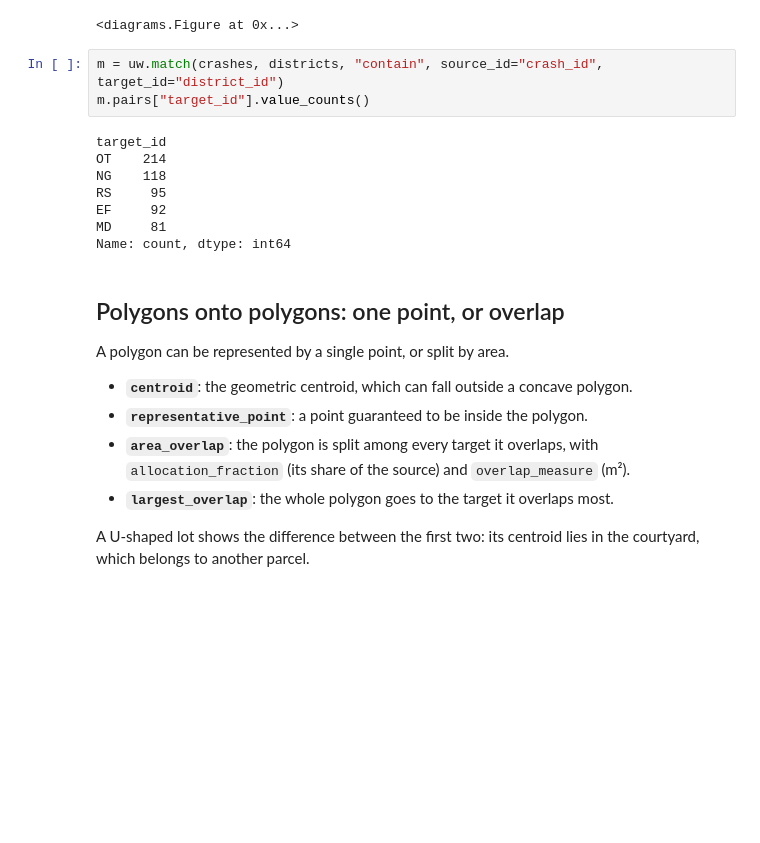
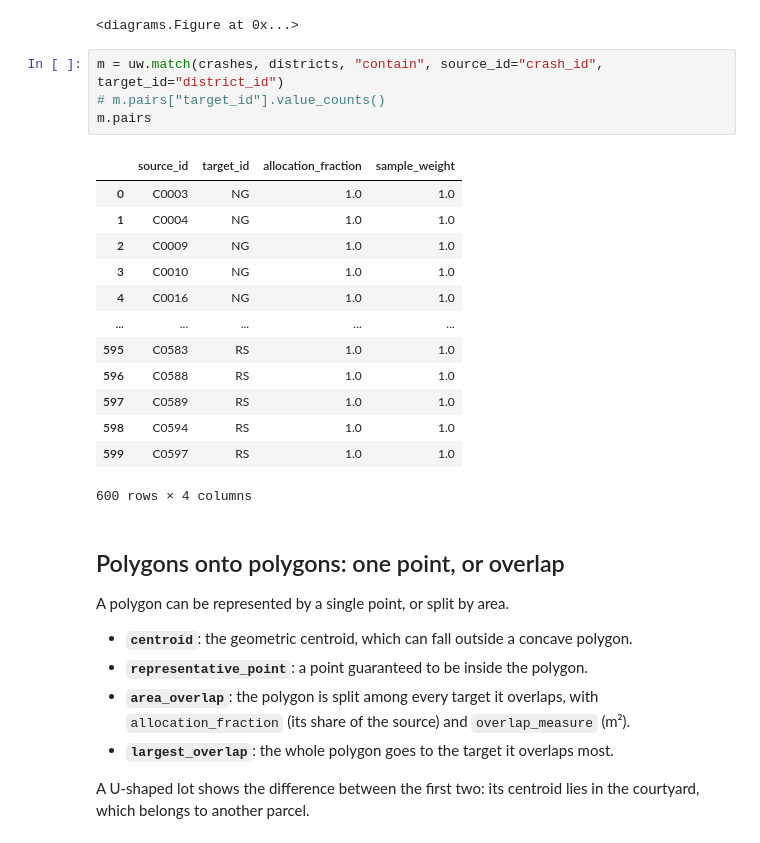
Before and after one commit to VIDA-NYU/urbanweave, a Jupyter notebook: tutorials/02_matching_methods.ipynb, the cells around one changed output. Cells and saved outputs as stored; diff of their text form; blank space fills up the shorter version.

```diff
--- a/tutorials/02_matching_methods.ipynb
+++ b/tutorials/02_matching_methods.ipynb
@@ -32,15 +32,22 @@ diagrams.contain()
 <diagrams.Figure at 0x...>
 # %%
 m = uw.match(crashes, districts, "contain", source_id="crash_id", target_id="district_id")
-m.pairs["target_id"].value_counts()
+# m.pairs["target_id"].value_counts()
+m.pairs
 # %% [output]
+|  | source_id | target_id | allocation_fraction | sample_weight |
+| 0 | C0003 | NG | 1.0 | 1.0 |
+| 1 | C0004 | NG | 1.0 | 1.0 |
+| 2 | C0009 | NG | 1.0 | 1.0 |
+| 3 | C0010 | NG | 1.0 | 1.0 |
+| 4 | C0016 | NG | 1.0 | 1.0 |
+| ... | ... | ... | ... | ... |
+| 595 | C0583 | RS | 1.0 | 1.0 |
+| 596 | C0588 | RS | 1.0 | 1.0 |
+| 597 | C0589 | RS | 1.0 | 1.0 |
+| 598 | C0594 | RS | 1.0 | 1.0 |
+| 599 | C0597 | RS | 1.0 | 1.0 |
-target_id
-OT    214
-NG    118
-RS     95
-EF     92
-MD     81
-Name: count, dtype: int64
+600 rows × 4 columns
 # %% [markdown]
 ## Polygons onto polygons: one point, or overlap
 
```
Also changed, not shown: 8 other files.
